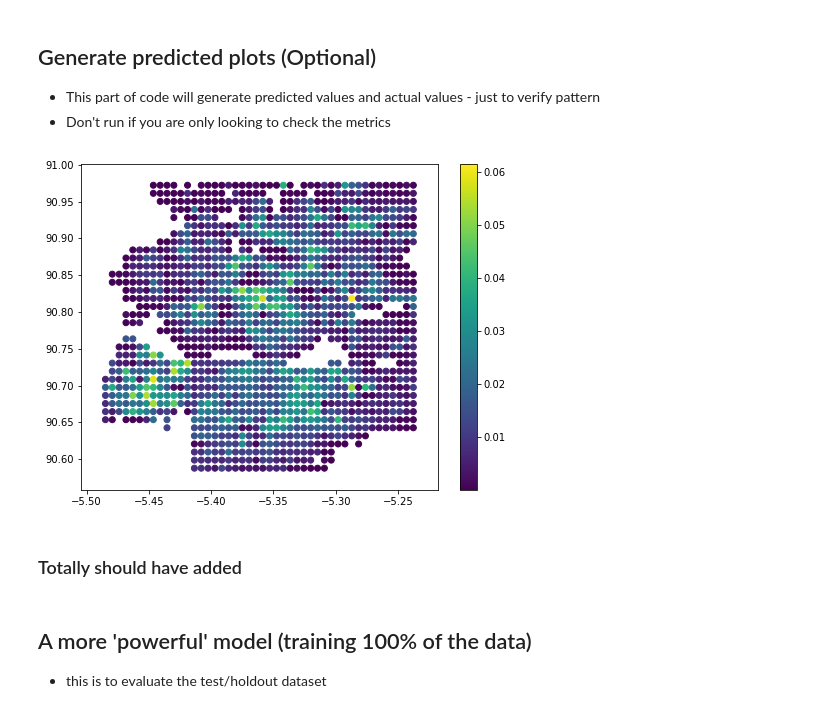
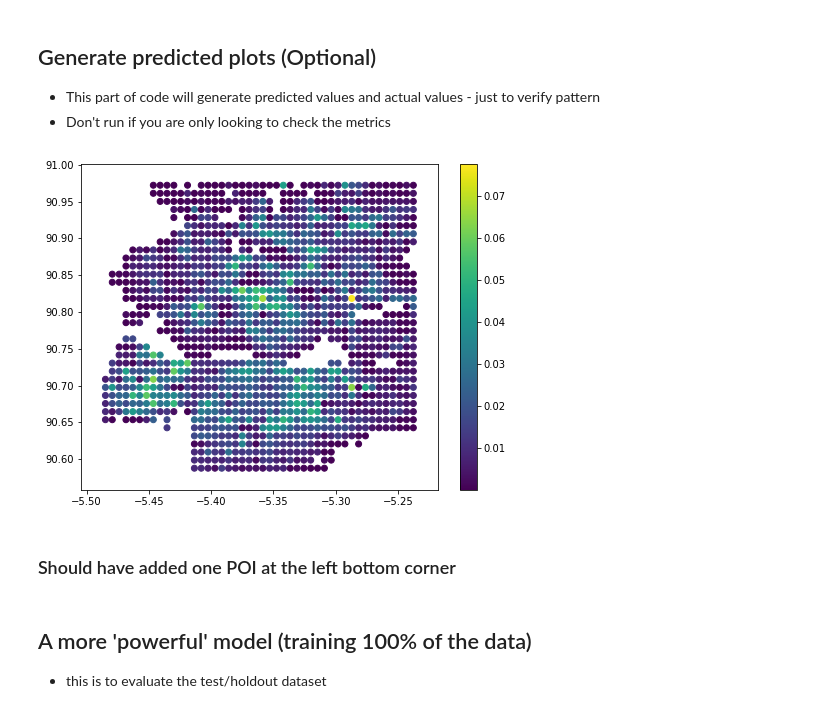
Before and after one commit to jjkoh95/aiforsea-traffic, a Jupyter notebook: notebooks/4-model-building.ipynb, the cells around one changed output. Drawn from its saved outputs; the diff is of its cells as text; code cells hidden in the pictures.

```diff
--- a/notebooks/4-model-building.ipynb
+++ b/notebooks/4-model-building.ipynb
@@ -251,17 +251,17 @@ import geohash
 # %%
 stacked_df['lat'] = stacked_df.geohash6.apply(lambda x: geohash.decode(x)[0])
 stacked_df['long'] = stacked_df.geohash6.apply(lambda x: geohash.decode(x)[1])
 
 temp_df = df[df.day == d]
 temp_df = temp_df.groupby('geohash6').mean()
 figure(num=None, figsize=(8, 6))
-plt.scatter(stacked_df.lat.values, stacked_df.long.values, c=stacked_df['rmse(t+1)'].values)
+plt.scatter(stacked_df.lat.values, stacked_df.long.values, c=stacked_df['rmse(t+2)'].values)
 plt.colorbar()
 plt.show()
 # %% [output]
-[figure, old version]
+[figure, new version]
-# %% [markdown]
-### Totally should have added
+# %% [markdown]
+### Should have added one POI at the left bottom corner
 # %%
 !mkdir ../metrics/target_1
 !mkdir ../metrics/target_2
```
